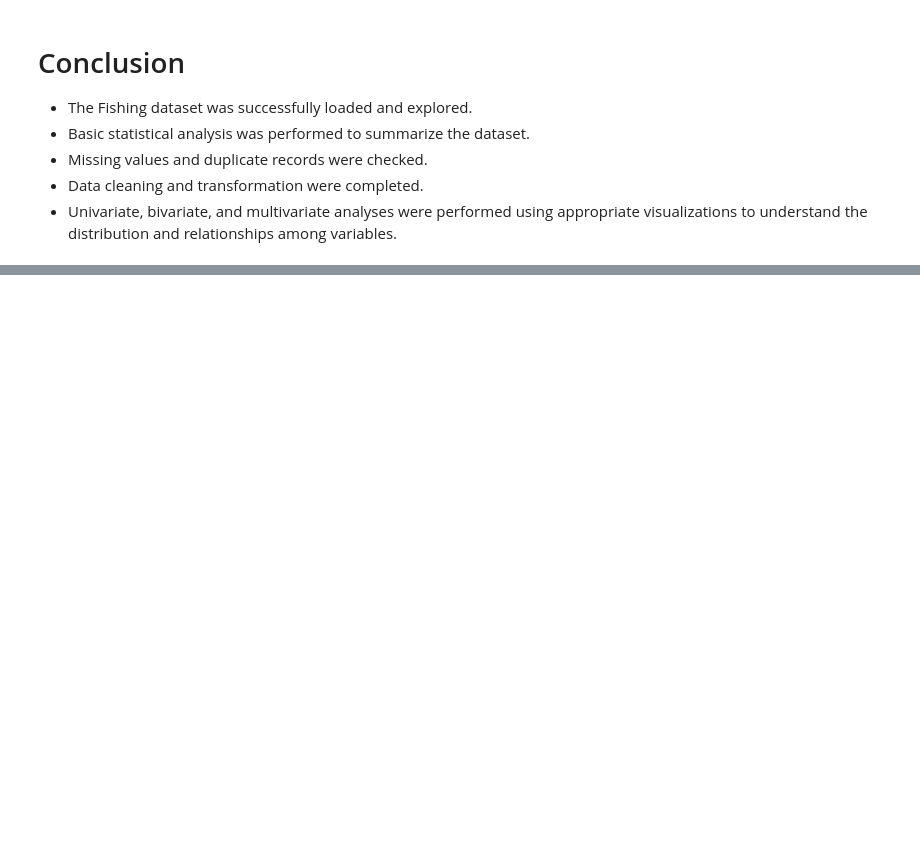
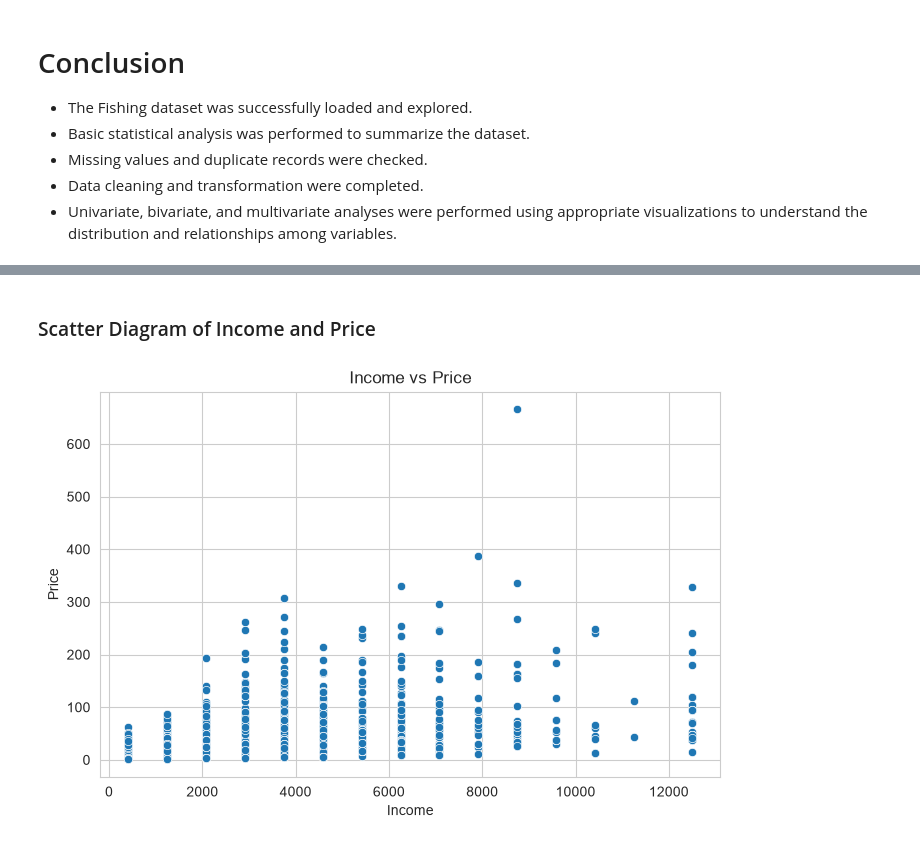
Before and after one commit to SaukhyadMohole/Mohole-Saukhyad-Bhupendra, a Jupyter notebook: EDA_Phase1_Fishing.ipynb, the cells around one changed output, grey strips where cells are left out. Cells and saved outputs as stored; diff of their text form; code cells hidden in the pictures; blank space fills up the shorter version.

```diff
--- a/EDA_Phase1_Fishing.ipynb
+++ b/EDA_Phase1_Fishing.ipynb
@@ -475,0 +659,11 @@ plt.show()
+# %% [markdown]
+### Scatter Diagram of Income and Price
+# %%
+plt.figure(figsize=(8,5))
+sns.scatterplot(data=phase2_df, x="income", y="price")
+plt.title("Income vs Price")
+plt.xlabel("Income")
+plt.ylabel("Price")
+plt.show()
+# %% [output]
+[figure, added]
```
Also changed, not shown: parts of 82 cells of this notebook.
